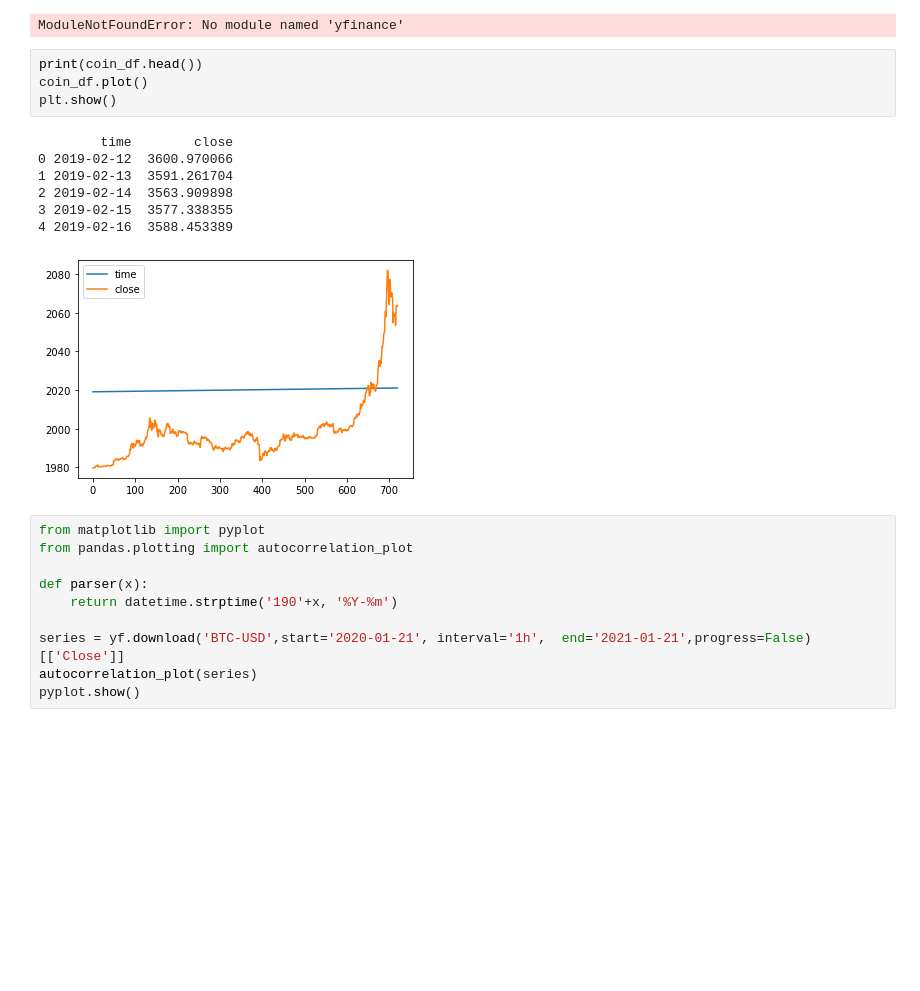
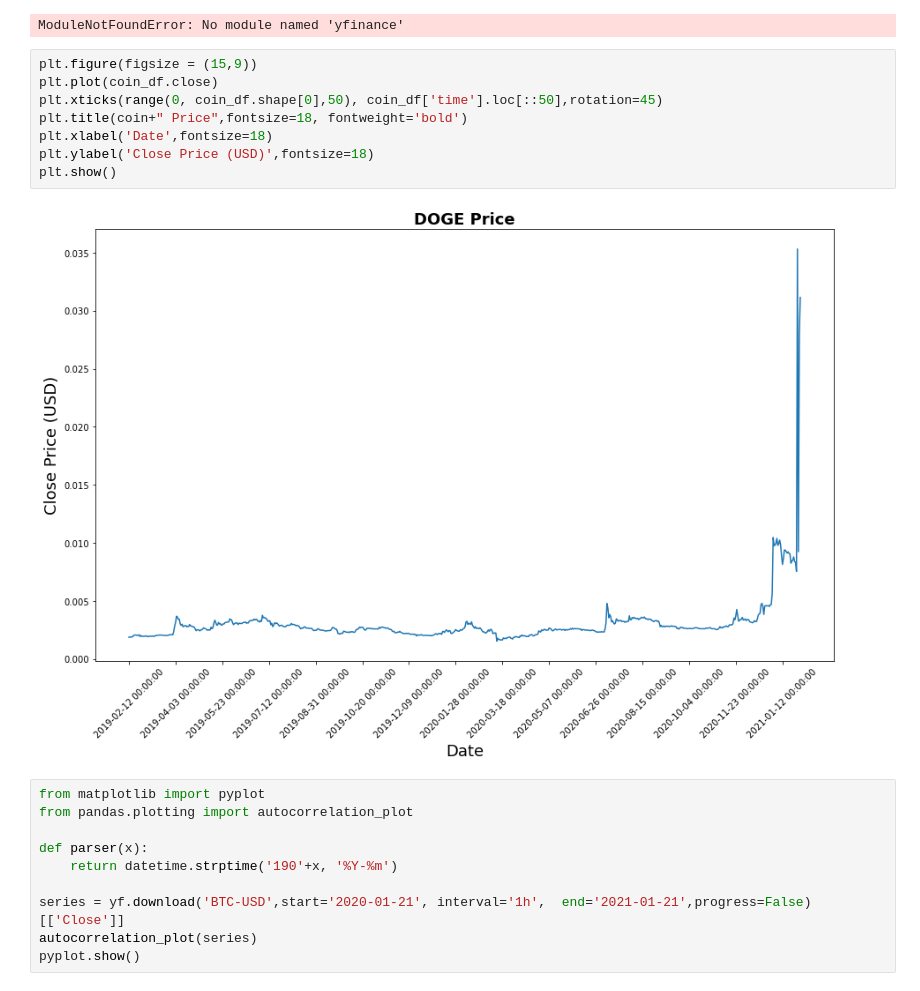
Before and after one commit to kanggg007/Cyptocurrency_project, a Jupyter notebook: Arima bitcoin.ipynb, the cells around one changed output. Drawn from its saved outputs; the diff is of its cells as text; blank space fills up the shorter version.

```diff
--- a/Arima bitcoin.ipynb
+++ b/Arima bitcoin.ipynb
@@ -59,18 +59,16 @@ series=yf.download('BTC-USD',start='2020-01-21', interval='1h',  end='2021-01-21
 series.head()
 # %% [output]
 ModuleNotFoundError: No module named 'yfinance'
-# %%
-print(coin_df.head())
-coin_df.plot()
-plt.show()
-# %% [output]
-        time        close
-0 2019-02-12  3600.970066
-1 2019-02-13  3591.261704
-2 2019-02-14  3563.909898
-3 2019-02-15  3577.338355
-4 2019-02-16  3588.453389
-[figure, removed]
+# %%
+plt.figure(figsize = (15,9))
+plt.plot(coin_df.close)
+plt.xticks(range(0, coin_df.shape[0],50), coin_df['time'].loc[::50],rotation=45)
+plt.title(coin+" Price",fontsize=18, fontweight='bold')
+plt.xlabel('Date',fontsize=18)
+plt.ylabel('Close Price (USD)',fontsize=18)
+plt.show()
+# %% [output]
+[figure, added]
 # %%
 from matplotlib import pyplot
 from pandas.plotting import autocorrelation_plot
```
Also changed, not shown: parts of 6 cells of this notebook, 22 other files.
